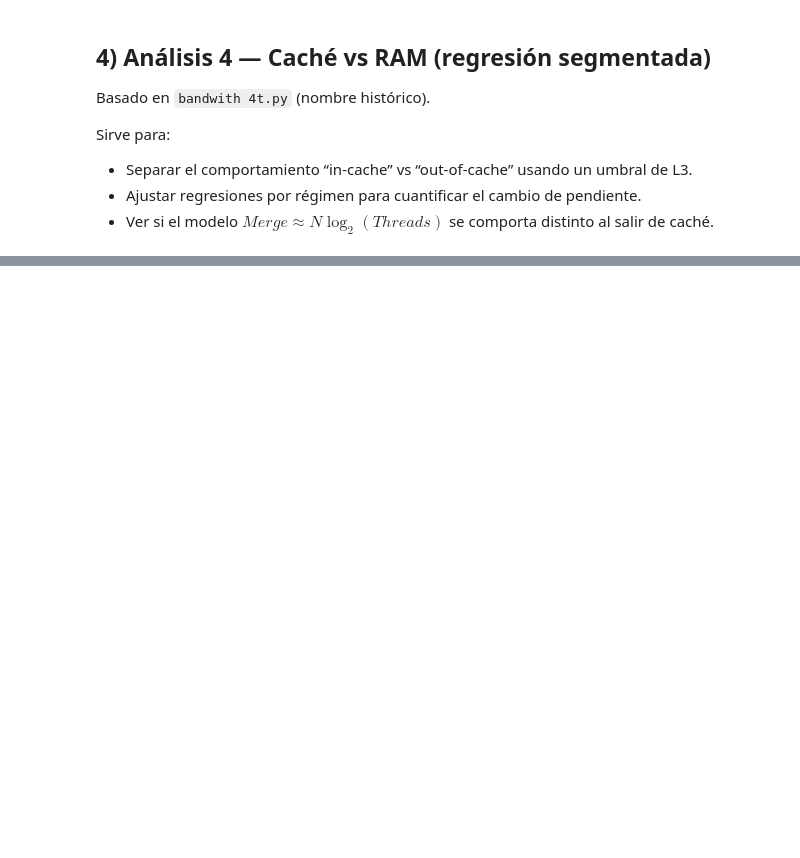
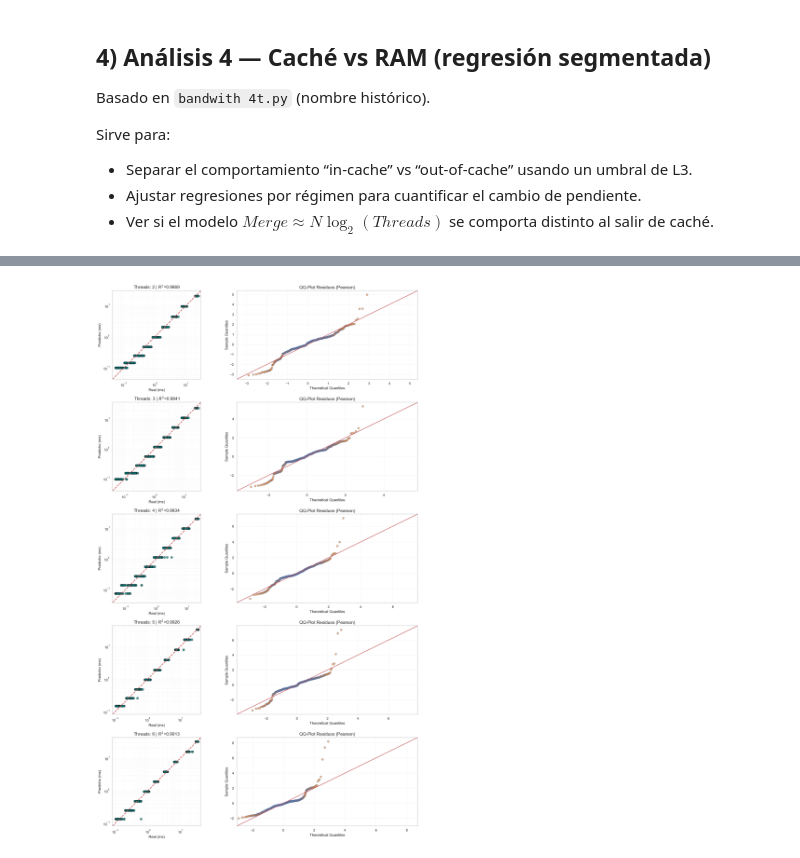
Before and after one commit to BenrriXWorks/TrabajoEstadisticas, a Jupyter notebook: notebook.ipynb, the cells around one changed output, grey strips where cells are left out. Cells and saved outputs as stored; diff of their text form; code cells hidden in the pictures; blank space fills up the shorter version.

```diff
--- a/notebook.ipynb
+++ b/notebook.ipynb
@@ -609,0 +1122,92 @@ R-squared: 0.9102
+# %%
+import pandas as pd
+import numpy as np
+import statsmodels.api as sm
+import matplotlib.pyplot as plt
+
+
+def analizar_paralelo_con_qqplots(df_granular):
+    # 1. Filtro estricto: Solo paralelo y zona segura de L3
+    df = df_granular[(df_granular['Threads'] > 1) &
+                     (df_granular['InputSize'] > 10000) &
+                     (df_granular['InputSize'] < 4200000)].copy()
+
+    threads = sorted(df['Threads'].unique())
+    n_threads = len(threads)
+
+    # Generamos una fila por cada Thread para comparar Scatter vs QQ-plot
+    fig, axes = plt.subplots(n_threads, 2, figsize=(16, 5 * n_threads))
+
+    # Solo agrandar tipografía (no el tamaño del gráfico)
+    title_fs = 14
+    label_fs = 12
+    tick_fs = 11
+
+    resumen = []
+
+    for i, k in enumerate(threads):
+        df_k = df[df['Threads'] == k].copy()
+        n = df_k['InputSize']
+
+        # Modelo: Tiempo ~ b0 + b1*(n/k log n/k) + b2*(n/k log k)
+        df_k['X_sort'] = (n / k) * np.log2(n / k)
+        df_k['X_merge'] = (n / k) * np.log2(k)
+
+        y = df_k['TotalTime']
+        X = sm.add_constant(df_k[['X_sort', 'X_merge']])
+
+        # WLS con pesos 1/n para normalizar la varianza
+        res_wls = sm.WLS(y, X, weights=1.0/n).fit()
+
+        # --- LADO IZQUIERDO: AJUSTE VISUAL (Log-Log) ---
+        ax_reg = axes[i, 0]
+        y_pred = res_wls.predict(X)
+        ax_reg.scatter(y, y_pred, alpha=0.7, color='teal', edgecolors='k', s=45)
+
+        # Diagonal de identidad normalizada
+        ax_reg.set_xscale('log')
+        ax_reg.set_yscale('log')
+        mn, mx = min(y.min(), y_pred.min())*0.8, max(y.max(), y_pred.max())*1.2
+        ax_reg.set_xlim(mn, mx)
+        ax_reg.set_ylim(mn, mx)
+        ax_reg.plot([mn, mx], [mn, mx], 'r--', lw=2)
+        ax_reg.set_aspect('equal')
+
+        ax_reg.set_title(f"Threads: {k} | $R^2$={res_wls.rsquared:.4f}", fontsize=title_fs)
+        ax_reg.set_xlabel("Real (ms)", fontsize=label_fs)
+        ax_reg.set_ylabel("Predicho (ms)", fontsize=label_fs)
+        ax_reg.tick_params(axis='both', which='both', labelsize=tick_fs)
+        ax_reg.grid(True, which="both", alpha=0.1)
+
+        # --- LADO DERECHO: QQ-PLOT (Normalidad de Residuos de Pearson) ---
+        ax_qq = axes[i, 1]
+        sm.qqplot(res_wls.resid_pearson, line='45', ax=ax_qq, markerfacecolor='tab:orange', alpha=0.6)
+
+        ax_qq.set_title("QQ-Plot Residuos (Pearson)", fontsize=title_fs)
+        ax_qq.set_xlabel(ax_qq.get_xlabel(), fontsize=label_fs)
+        ax_qq.set_ylabel(ax_qq.get_ylabel(), fontsize=label_fs)
+        ax_qq.tick_params(axis='both', which='both', labelsize=tick_fs)
+        ax_qq.grid(True, alpha=0.2)
+
+        row = {'Threads': k, 'R2': res_wls.rsquared}
+        row.update(res_wls.params.to_dict())
+        resumen.append(row)
+
+    plt.tight_layout()
+    plt.show()
+
+    # Tabla final: coeficientes por modelo (cada Threads es un modelo)
+    df_betas = pd.DataFrame(resumen)
+    cols_pref = ['Threads', 'R2', 'const', 'X_sort', 'X_merge']
+    ordered_cols = [c for c in cols_pref if c in df_betas.columns] + [c for c in df_betas.columns if c not in cols_pref]
+    df_betas = df_betas[ordered_cols]
+
+    print("\n--- TABLA: COEFICIENTES POR MODELO (THREADS) ---")
+    print(df_betas)
+
+    return df_betas
+
+
+df_betas = analizar_paralelo_con_qqplots(df_granular)
+# %% [output]
+[figure, added]
```
Also changed, not shown: parts of 16 cells of this notebook, 4 other files.
